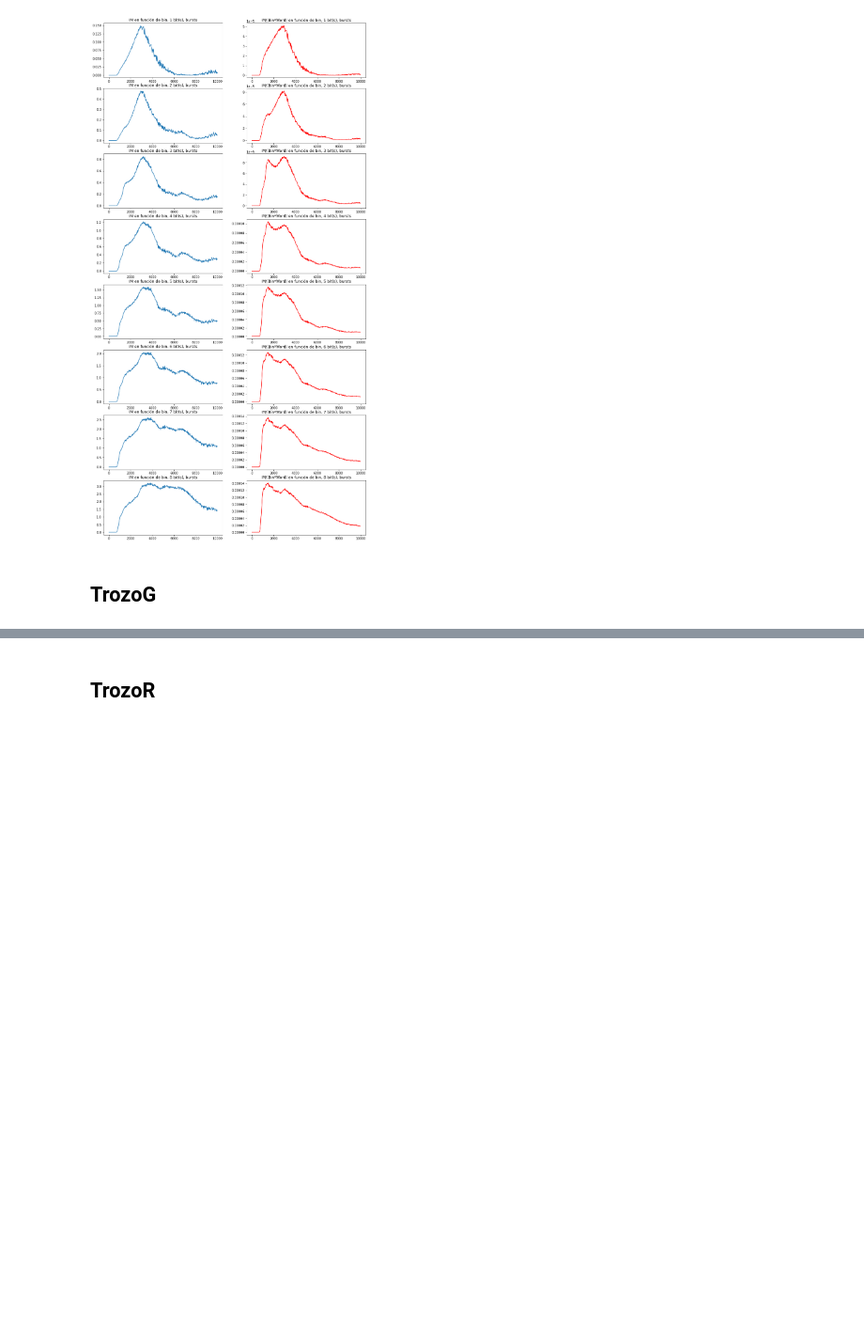
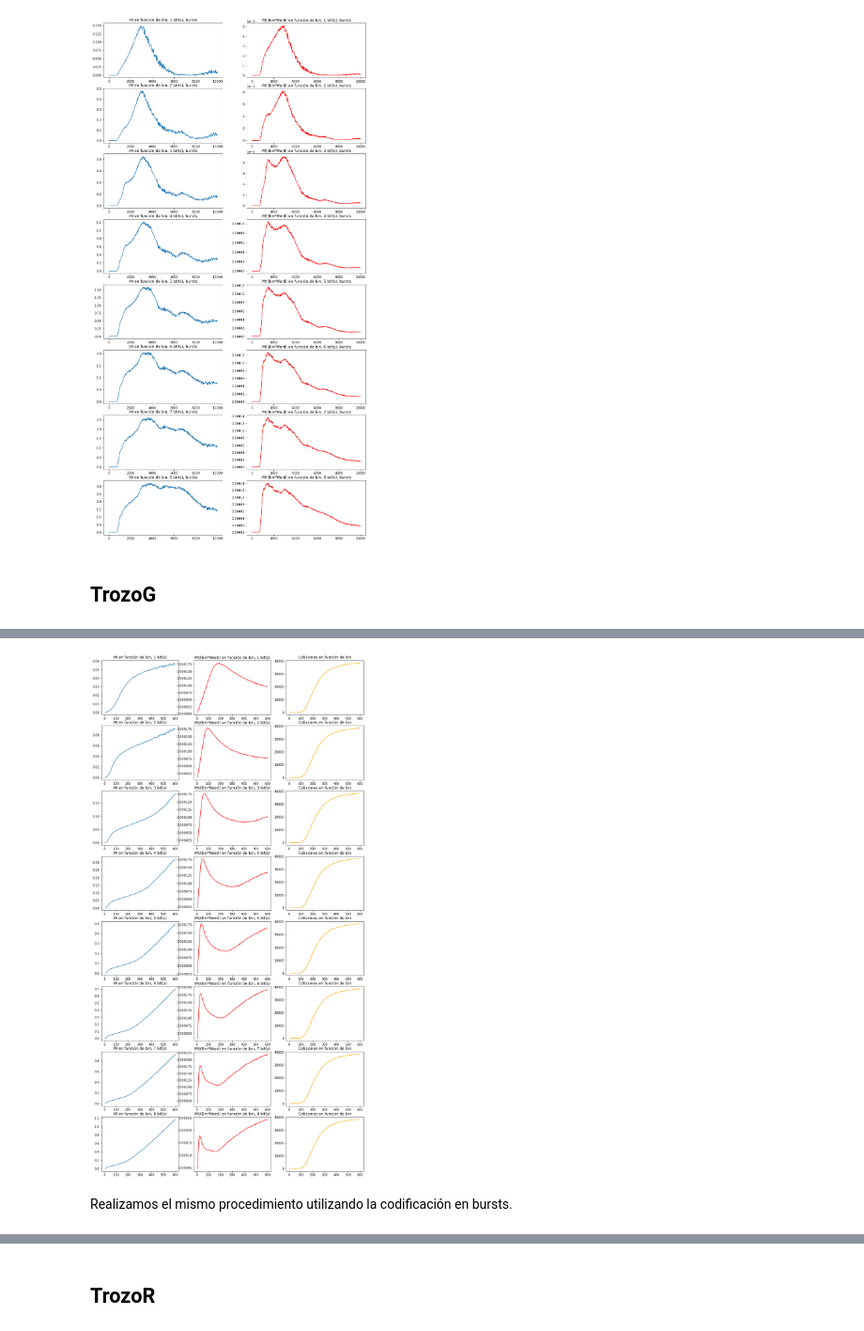
Before and after one commit to Ludvins/MCD_Practicas_TI, a Jupyter notebook: Practica.ipynb, the cells around one changed output, grey strips where cells are left out. Shown at 94% size. Cells and saved outputs as stored; diff of their text form; code cells hidden in the pictures; blank space fills up the shorter version.

```diff
--- a/Practica.ipynb
+++ b/Practica.ipynb
@@ -748,8 +748,8 @@ bs = np.arange(1, 9)
 
 # Parallel execution for each word size
 num_cores = multiprocessing.cpu_count()
-#with tqdm_joblib(tqdm(total = len(bs))) as progress_bar:
-#    results = Parallel(n_jobs = num_cores)(delayed(process_word)(b, n, trozoC_t, peaks) for b in bs)
+with tqdm_joblib(tqdm(total = len(bs))) as progress_bar:
+    results = Parallel(n_jobs = num_cores)(delayed(process_word)(b, n, trozoC_t, peaks) for b in bs)
 # %%
 fig, axs = plt.subplots(8, 3, figsize = (15, 30))
 for i, r in enumerate(results):
@@ -846,0 +857,26 @@ for i, r in enumerate(results):
+# %%
+threshold = compute_threshold(trozoG)
+trozoG_t = filter_with_threshold(trozoG, threshold)
+peaks = get_peaks(trozoG_t)
+n = 600
+bs = np.arange(1, 9)
+# %%
+# Parallel execution for each word size
+num_cores = multiprocessing.cpu_count()
+with tqdm_joblib(tqdm(total = len(bs))) as progress_bar:
+    results = Parallel(n_jobs = num_cores)(delayed(process_word)(b, n, trozoG_t, peaks) for b in bs)
+# %%
+fig, axs = plt.subplots(8, 3, figsize = (15, 30))
+for i, r in enumerate(results):
+    b = r[2]
+    axs[i, 0].set_title(f"IM en función de bin, {b} bit(s)")
+    axs[i, 1].set_title(f"IM/(Bin*Word) en función de bin, {b} bit(s)")
+    axs[i, 2].set_title(f"Colisiones en función de bin")
+
+    axs[i, 0].plot(np.arange(5, n + 1, 5), r[0])
+    axs[i, 1].plot(np.arange(5, n + 1, 5), r[0] /(np.arange(5, n + 1, 5) * b), color = "red")
+    axs[i, 2].plot(np.arange(5, n + 1, 5), r[1], color = "orange")
+# %% [output]
+[figure, added]
+# %% [markdown]
+Realizamos el mismo procedimiento utilizando la codificación en bursts.
```
Also changed, not shown: parts of 23 cells of this notebook.
